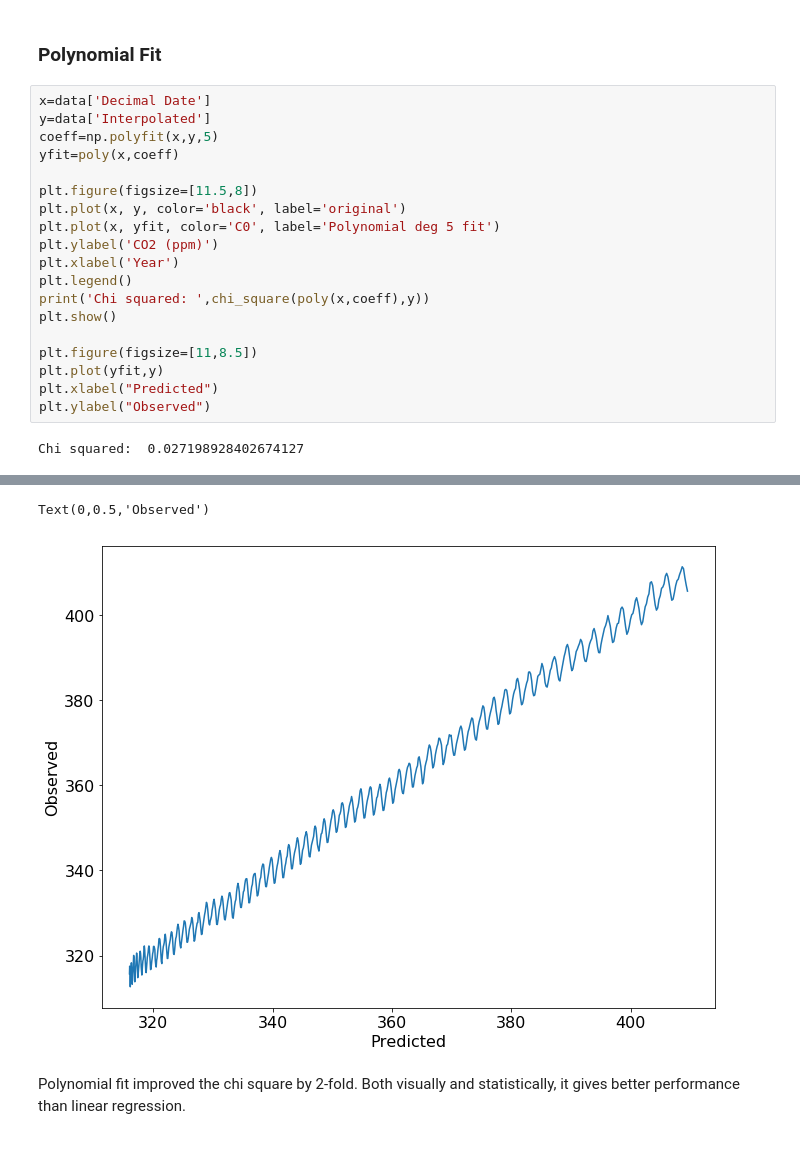
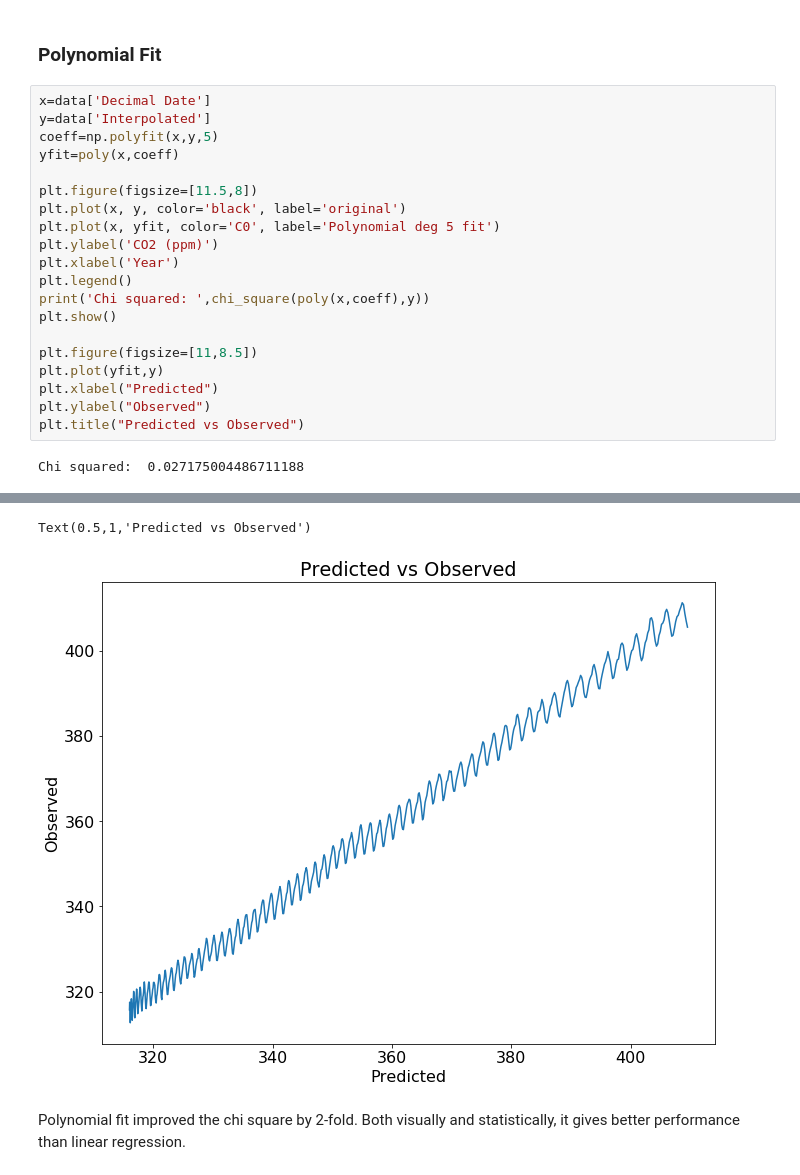
Before and after one commit to Davidnh8/CO2_Analysis, a Jupyter notebook: Atmospheric Carbon Dioxide Data Analysis.ipynb, the cells around one changed output, grey strips where cells are left out. Saved outputs shown, nothing was run; the diff lists cells and outputs as text.

```diff
--- a/Atmospheric Carbon Dioxide Data Analysis.ipynb
+++ b/Atmospheric Carbon Dioxide Data Analysis.ipynb
@@ -298,27 +299,28 @@ Text(0,0.5,'Observed')
 # %%
 x=data['Decimal Date']
 y=data['Interpolated']
 coeff=np.polyfit(x,y,5)
 yfit=poly(x,coeff)
 
 plt.figure(figsize=[11.5,8])
 plt.plot(x, y, color='black', label='original')
 plt.plot(x, yfit, color='C0', label='Polynomial deg 5 fit')
 plt.ylabel('CO2 (ppm)')
 plt.xlabel('Year')
 plt.legend()
 print('Chi squared: ',chi_square(poly(x,coeff),y))
 plt.show()
 
 plt.figure(figsize=[11,8.5])
 plt.plot(yfit,y)
 plt.xlabel("Predicted")
 plt.ylabel("Observed")
+plt.title("Predicted vs Observed")
 # %% [output]
-Chi squared:  0.027198928402674127
+Chi squared:  0.027175004486711188
 [figure]
-Text(0,0.5,'Observed')
+Text(0.5,1,'Predicted vs Observed')
-[figure, old version]
+[figure, new version]
 # %% [markdown]
 Polynomial fit improved the chi square by 2-fold. Both visually and statistically, it gives better performance than linear regression.
 # %% [markdown]
```
Also changed, not shown: parts of 14 cells of this notebook.
